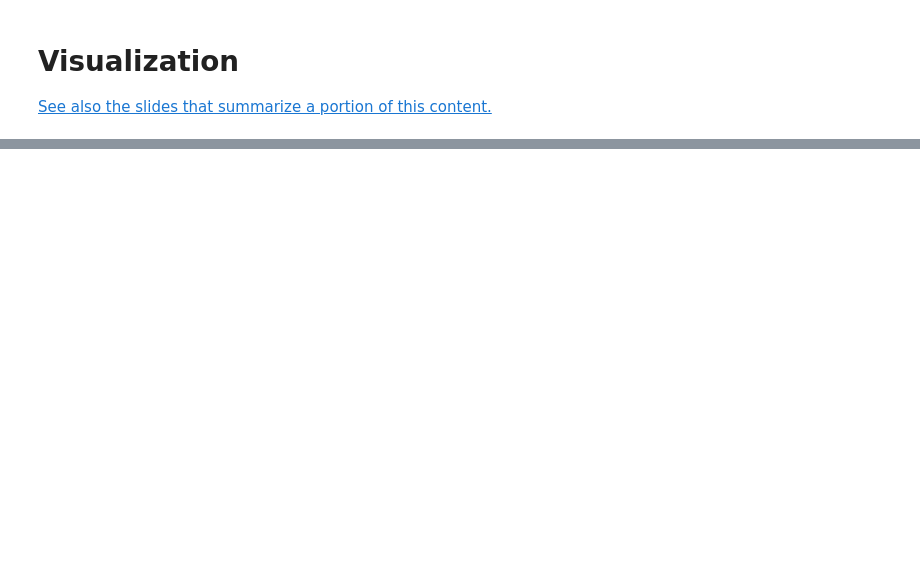
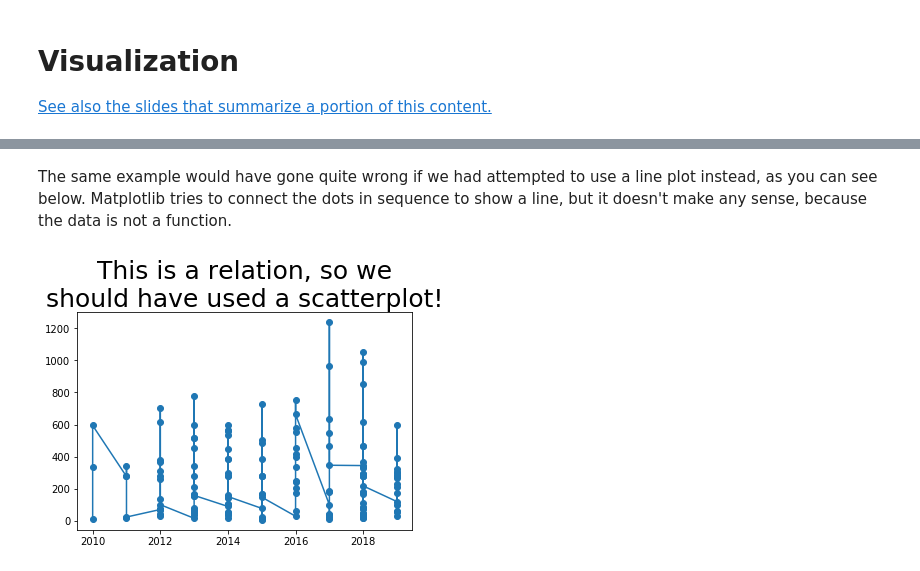
Before and after one commit to nathancarter/MA346-course-notes, a Jupyter notebook: chapter-10-visualization.ipynb, the cells around one changed output, grey strips where cells are left out. Saved outputs shown, nothing was run; the diff lists cells and outputs as text; code cells hidden in the pictures; blank space fills up the shorter version.

```diff
--- a/chapter-10-visualization.ipynb
+++ b/chapter-10-visualization.ipynb
@@ -38,0 +64,8 @@ Consider adding maps, too---very commonly useful.  [See this blog post about an
+# %% [markdown]
+The same example would have gone quite wrong if we had attempted to use a line plot instead, as you can see below.  Matplotlib tries to connect the dots in sequence to show a line, but it doesn't make any sense, because the data is not a function.
+# %%
+plt.plot( sales_df['year'], sales_df['sales'], '-o' ) # dots and lines
+plt.title( 'This is a relation, so we\nshould have used a scatterplot!', fontdict={ "fontsize": 25 } )
+plt.show()
+# %% [output]
+[figure, added]
```
Also changed, not shown: parts of 59 cells of this notebook, 2 other files.
